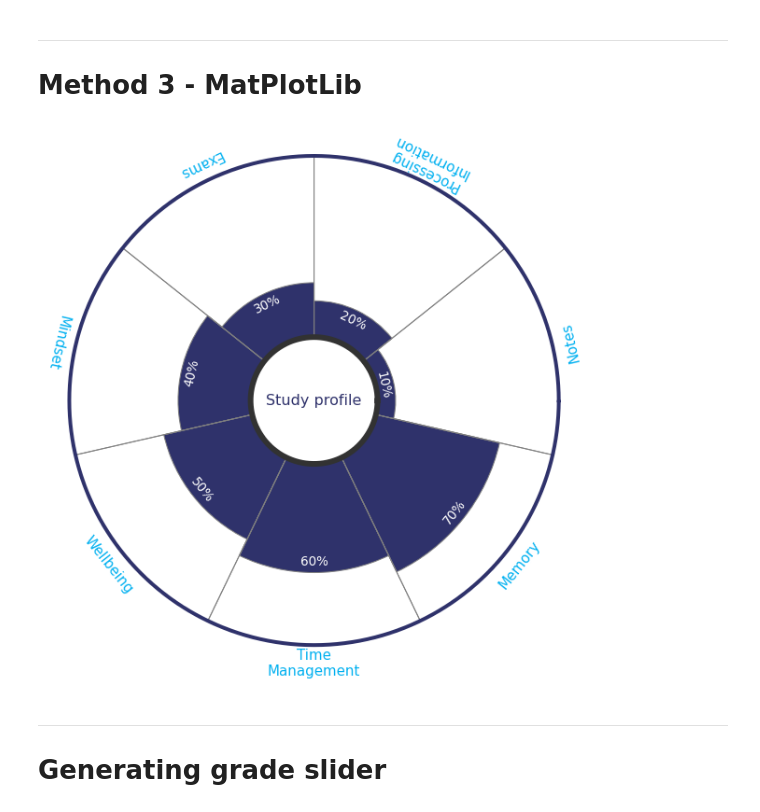
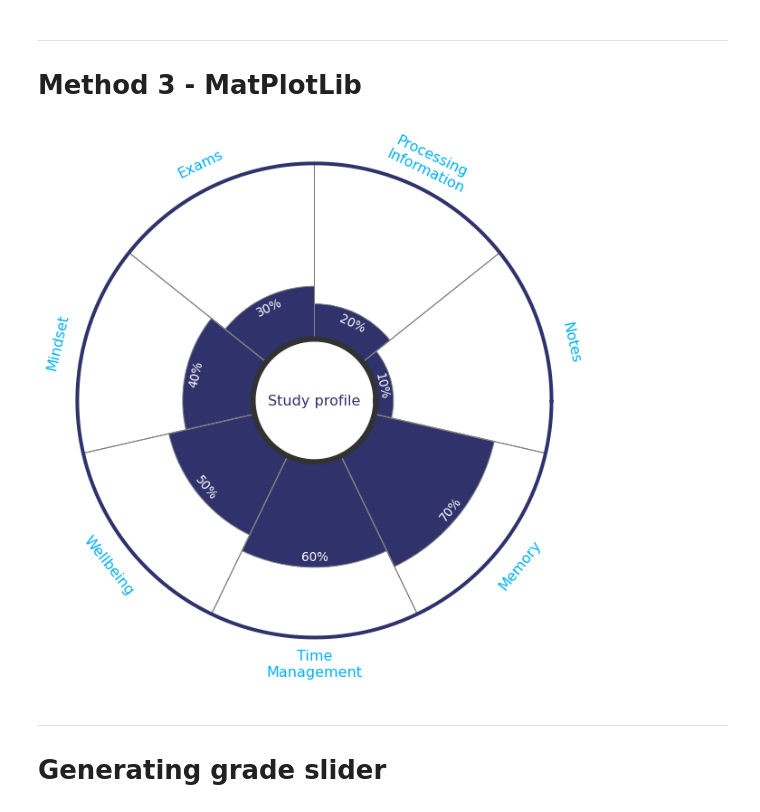
Before and after one commit to callumj2/test-score-rose-generator, a Jupyter notebook: notebook.ipynb, the cells around one changed output. Drawn from its saved outputs; the diff is of its cells as text; code cells hidden in the pictures.

Commit message:
Fixed Metrics Rotation

```diff
--- a/notebook.ipynb
+++ b/notebook.ipynb
@@ -142,37 +142,37 @@ ROTATION_OFFSET = 12.8571429 # pi/14 to degrees
 # Add Percentages
 OFFSET = -0.06 # Offset from top of bar
 for i in range(n_points):
     ax.text(x=x_coords[i], y=results[i] + inner_radius + OFFSET, s=f"{round(100*results[i])}%",c = "white",
                 fontsize = 13.5, # Font size
                  ha = "center", va = "center", # Center justified rotation
                  # Rotation changes over all values
                  rotation = 270 + ROTATION_OFFSET + (i * 360/n_points) if i in [0,1,2,3] \
                      else 90 + ROTATION_OFFSET + (i * 360/n_points))
 
 # Add Titles
-OFFSET = 0.1
+OFFSET = 0.15
 
 # Metrics
 METRICS = ["Processing\nInformation", "Notes", "Memory", "Time\nManagement", "Wellbeing", "Mindset", "Exams"]
 METRICS = [METRICS[m] for m in [1,0,6,5,4,3,2]]
 for i in range(n_points):
     ax.text(x=x_coords[i], y= 1 + inner_radius + OFFSET, s=METRICS[i],c = "#00B0F0",
-                 fontsize = 15, # Font size
+                 fontsize = 16, # Font size
                  ha = "center", va = "center", # Center justified rotation
                  # Rotation changes over all values
-                 rotation = 90 + ROTATION_OFFSET + (i * 360/n_points) if i in [0,1,2,3] \
+                 rotation = 270 + ROTATION_OFFSET + (i * 360/n_points) if i in [0,1,2,3] \
                      else 90 + ROTATION_OFFSET + (i * 360/n_points))
 
 # Center
 ax.text(x=0,y=0, s="Study profile", c = CENTER_WRITING_COL,
         fontsize = 16,
         ha = "center", va = "center")
 
 plt.axis("off")
 fig.savefig("plots/test_chart.png")
 plt.show()
 # %% [output]
-[figure, old version]
+[figure, new version]
 # %% [markdown]
 ----
 # Generating grade slider
```
Also changed, not shown: 1 other file.
